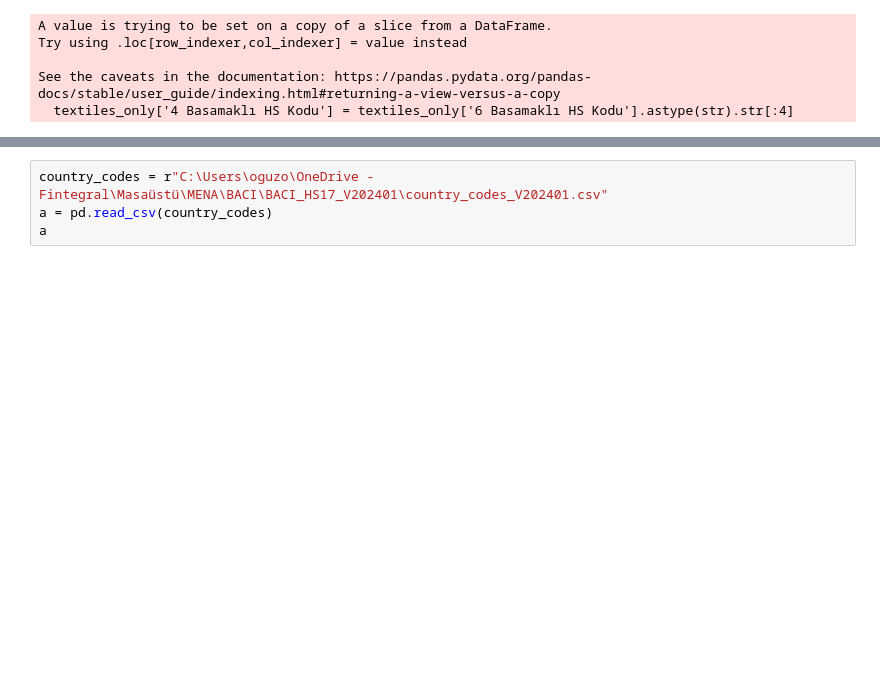
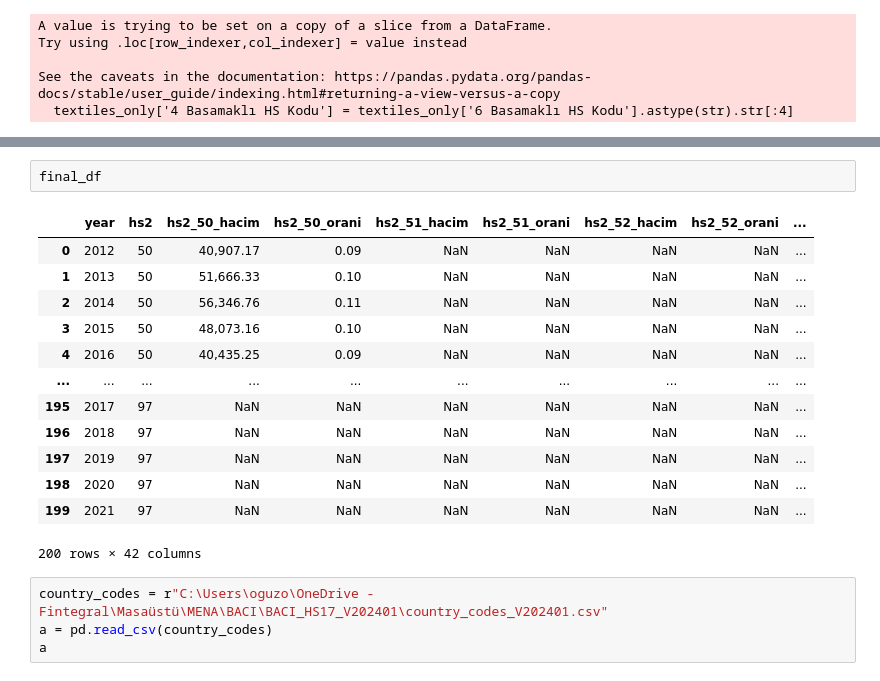
Before and after one commit to oguzoztekin/Dis-Ticaret-Tekstil, a Jupyter notebook: Deneme.ipynb, the cells around one changed output, grey strips where cells are left out. Saved outputs shown, nothing was run; the diff lists cells and outputs as text; blank space fills up the shorter version.

```diff
--- a/Deneme.ipynb
+++ b/Deneme.ipynb
@@ -175,3 +267,19 @@ print(oran_df)
+# %%
+final_df
+# %% [output]
+|  | year | hs2 | hs2_50_hacim | hs2_50_orani | hs2_51_hacim | hs2_51_orani | hs2_52_hacim | hs2_52_orani | ... |
+| 0 | 2012 | 50 | 40,907.17 | 0.09 | NaN | NaN | NaN | NaN | ... |
+| 1 | 2013 | 50 | 51,666.33 | 0.10 | NaN | NaN | NaN | NaN | ... |
+| 2 | 2014 | 50 | 56,346.76 | 0.11 | NaN | NaN | NaN | NaN | ... |
+| 3 | 2015 | 50 | 48,073.16 | 0.10 | NaN | NaN | NaN | NaN | ... |
+| 4 | 2016 | 50 | 40,435.25 | 0.09 | NaN | NaN | NaN | NaN | ... |
+| ... | ... | ... | ... | ... | ... | ... | ... | ... | ... |
+| 195 | 2017 | 97 | NaN | NaN | NaN | NaN | NaN | NaN | ... |
+| 196 | 2018 | 97 | NaN | NaN | NaN | NaN | NaN | NaN | ... |
+| 197 | 2019 | 97 | NaN | NaN | NaN | NaN | NaN | NaN | ... |
+| 198 | 2020 | 97 | NaN | NaN | NaN | NaN | NaN | NaN | ... |
+| 199 | 2021 | 97 | NaN | NaN | NaN | NaN | NaN | NaN | ... |
+200 rows × 42 columns
 # %%
 country_codes = r"C:\Users\oguzo\OneDrive - Fintegral\Masaüstü\MENA\BACI\BACI_HS17_V202401\country_codes_V202401.csv"
 a = pd.read_csv(country_codes)
```
Also changed, not shown: parts of 3 cells of this notebook, 4 other files.
